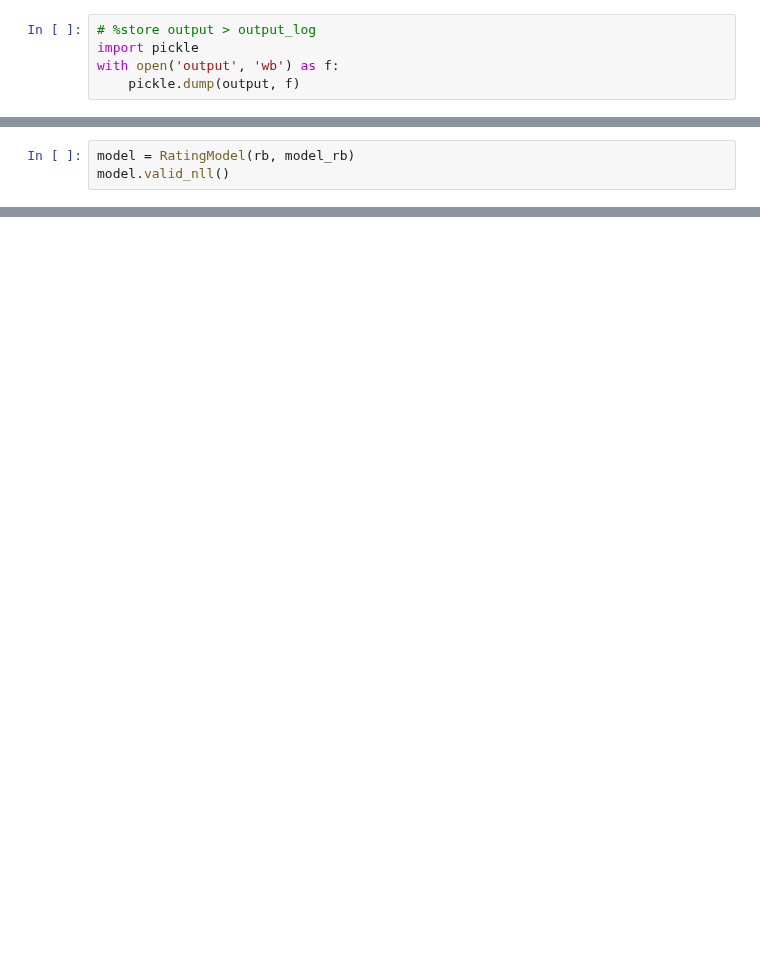
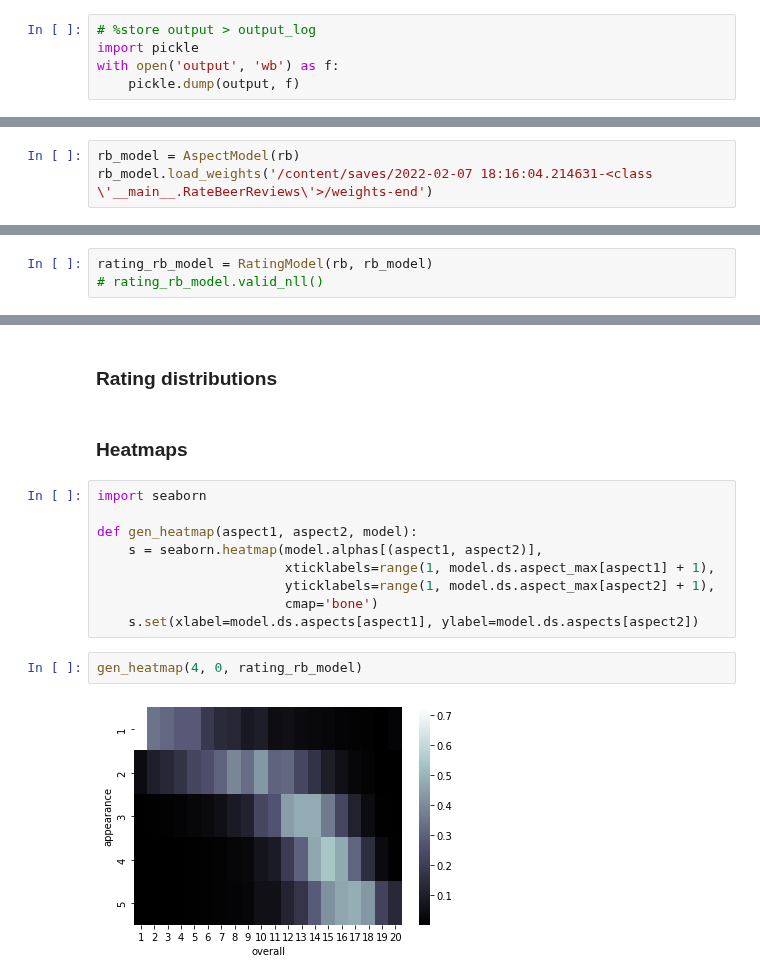
Before and after one commit to madziejm/1e100-ibu, a Jupyter notebook: 1e100ibu.ipynb, the cells around one changed output, grey strips where cells are left out. Drawn from its saved outputs; the diff is of its cells as text; blank space fills up the shorter version.

```diff
--- a/1e100ibu.ipynb
+++ b/1e100ibu.ipynb
@@ -824,0 +821,3 @@ model_rb.word_clouds()
+# %%
+rb_model = AspectModel(rb)
+rb_model.load_weights('/content/saves/2022-02-07 18:16:04.214631-<class \'__main__.RateBeerReviews\'>/weights-end')
@@ -824,0 +992,3 @@ model_rb.word_clouds()
+# %%
+rating_rb_model = RatingModel(rb, rb_model)
+# rating_rb_model.valid_nll()
@@ -976,3 +1028,0 @@ class RatingModel():
-# %%
-model = RatingModel(rb, model_rb)
-model.valid_nll()
@@ -1054,0 +1065,17 @@ Enabling notebook extension jupyter-js-widgets/extension...
+# %% [markdown]
+### Rating distributions
+# %% [markdown]
+### Heatmaps
+# %%
+import seaborn
+
+def gen_heatmap(aspect1, aspect2, model):
+    s = seaborn.heatmap(model.alphas[(aspect1, aspect2)],
+                        xticklabels=range(1, model.ds.aspect_max[aspect1] + 1),
+                        yticklabels=range(1, model.ds.aspect_max[aspect2] + 1),
+                        cmap='bone')
+    s.set(xlabel=model.ds.aspects[aspect1], ylabel=model.ds.aspects[aspect2])
+# %%
+gen_heatmap(4, 0, rating_rb_model)
+# %% [output]
+[figure, added]
```
Also changed, not shown: parts of 44 cells of this notebook.
